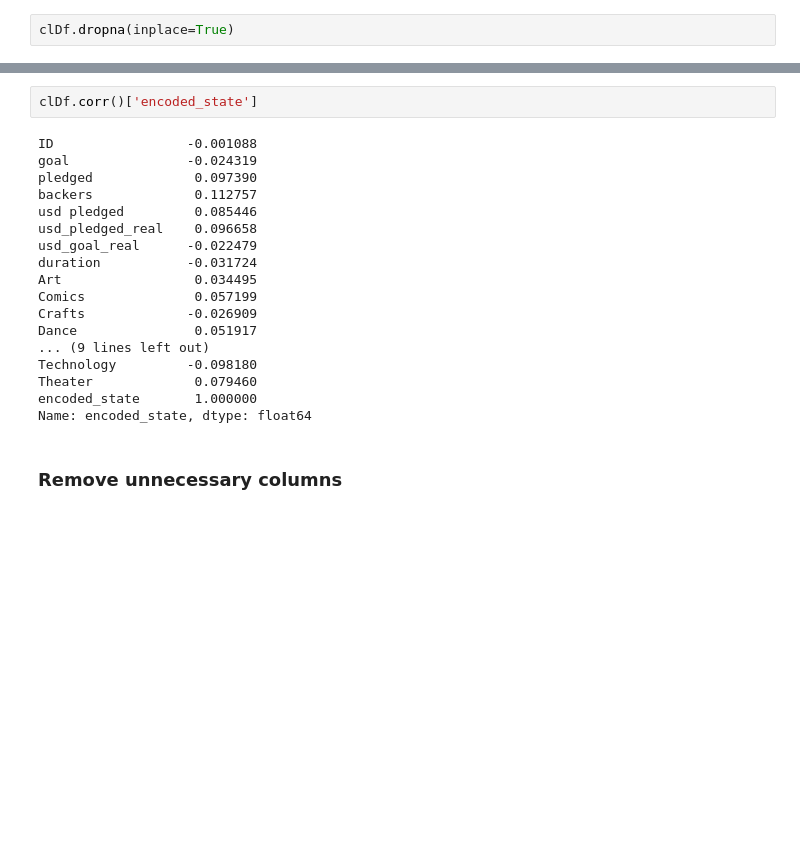
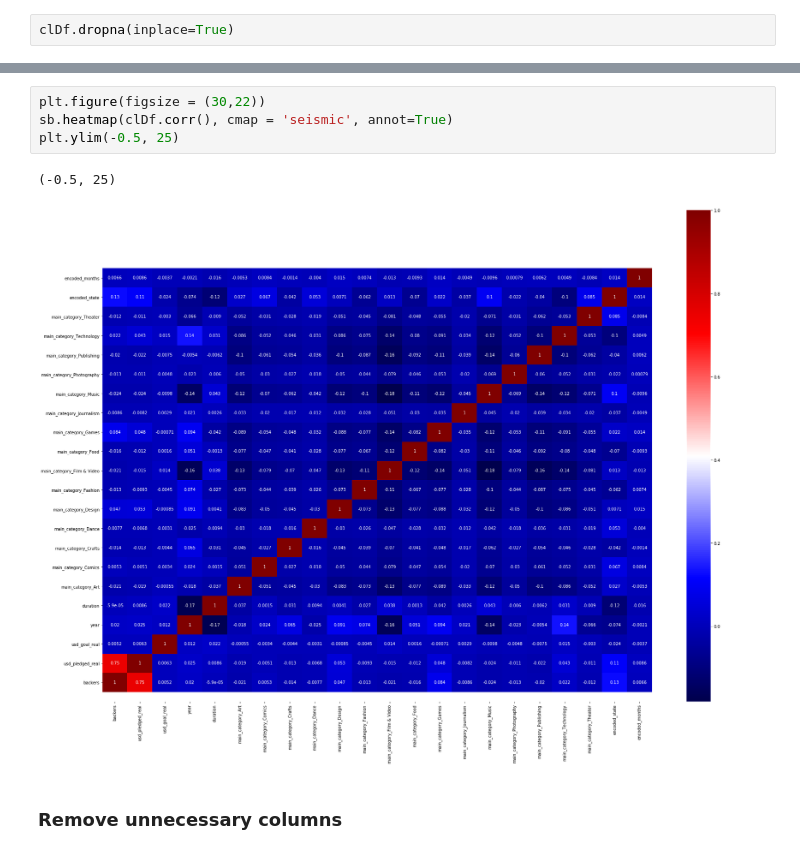
Before and after one commit to stvnc/JCDS07_FinalProject_VincentAngelo, a Jupyter notebook: FinalProjectKickstarter.ipynb, the cells around one changed output, grey strips where cells are left out. Cells and saved outputs as stored; diff of their text form; blank space fills up the shorter version.

```diff
--- a/FinalProjectKickstarter.ipynb
+++ b/FinalProjectKickstarter.ipynb
@@ -384,23 +511,10 @@ clDf.tail()
-# %%
-clDf.corr()['encoded_state']
-# %% [output]
-ID                 -0.001088
-goal               -0.024319
-pledged             0.097390
-backers             0.112757
-usd pledged         0.085446
-usd_pledged_real    0.096658
-usd_goal_real      -0.022479
-duration           -0.031724
-Art                 0.034495
-Comics              0.057199
-Crafts             -0.026909
-Dance               0.051917
-... (9 lines left out)
-Technology         -0.098180
-Theater             0.079460
-encoded_state       1.000000
-Name: encoded_state, dtype: float64
+# %%
+plt.figure(figsize = (30,22))
+sb.heatmap(clDf.corr(), cmap = 'seismic', annot=True)
+plt.ylim(-0.5, 25)
+# %% [output]
+(-0.5, 25)
+[figure, added]
 # %% [markdown]
 ### Remove unnecessary columns
 # %%
```
Also changed, not shown: parts of 55 cells of this notebook, 7 other files.
